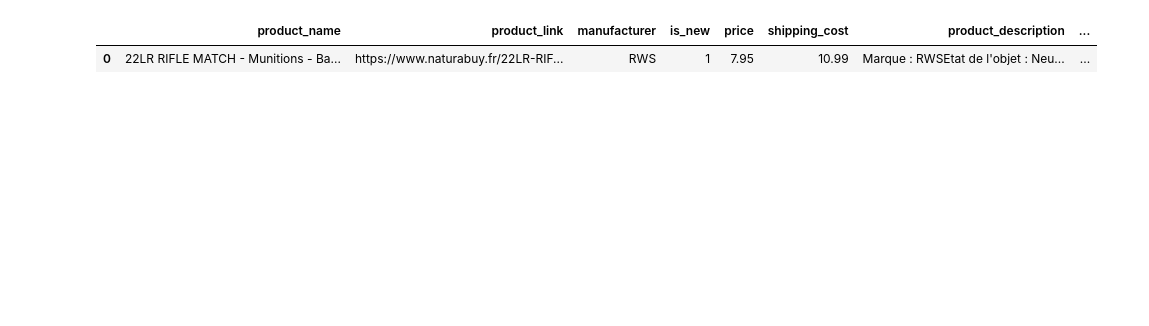
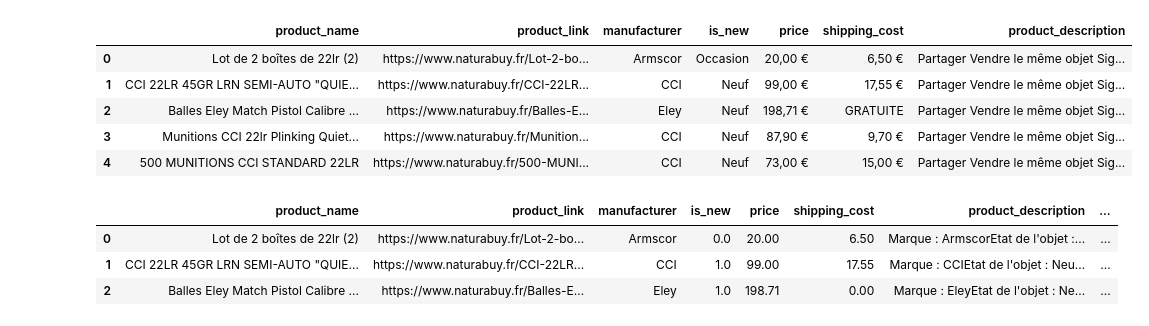
Before and after one commit to Aciago/Price_selector, a Jupyter notebook: data_collection.ipynb, the cells around one changed output. Saved outputs shown, nothing was run; the diff lists cells and outputs as text; code cells hidden in the pictures; blank space fills up the shorter version.

```diff
--- a/data_collection.ipynb
+++ b/data_collection.ipynb
@@ -178,11 +164,6 @@ conn = sqlite3.connect('scraped_data.db')
 df = pd.read_sql_query('SELECT * FROM products', conn)
 df.to_csv('scraped_data.csv', index=False)
 conn.close()
-# %%
-df.head(1)
-# %% [output]
-|  | product_name | product_link | manufacturer | is_new | price | shipping_cost | product_description | ... |
-| 0 | 22LR RIFLE MATCH - Munitions - Ba... | https://www.naturabuy.fr/22LR-RIF... | RWS | 1 | 7.95 | 10.99 | Marque : RWSEtat de l'objet : Neu... | ... |
 # %%
 ### TEST MODE
 # 2 pages, 5 items per page only
@@ -284,5 +265,28 @@ df.head(1)
 #df = pd.DataFrame(data)
 #
 ##df
+# %%
+# read back raw data from csv
+df = pd.read_csv('scraped_data.csv')
+
+def clean_text(text):
+    # replace newline characters and extra spaces
+    text = re.sub(r'\n+', ' ', text)
+    text = re.sub(r'\s+', ' ', text)
+    # remove leading and trailing spaces
+    text = text.strip()
+    return text
+
+# apply clean_text() function to the 'product_description' column
+df['product_description'] = df['product_description'].apply(clean_text)
+# %%
+df.head(5)
+# %% [output]
+|  | product_name | product_link | manufacturer | is_new | price | shipping_cost | product_description |
+| 0 | Lot de 2 boîtes de 22lr (2) | https://www.naturabuy.fr/Lot-2-bo... | Armscor | Occasion | 20,00 € | 6,50 € | Partager Vendre le même objet Sig... |
+| 1 | CCI 22LR 45GR LRN SEMI-AUTO "QUIE... | https://www.naturabuy.fr/CCI-22LR... | CCI | Neuf | 99,00 € | 17,55 € | Partager Vendre le même objet Sig... |
+| 2 | Balles Eley Match Pistol Calibre ... | https://www.naturabuy.fr/Balles-E... | Eley | Neuf | 198,71 € | GRATUITE | Partager Vendre le même objet Sig... |
+| 3 | Munitions CCI 22lr Plinking Quiet... | https://www.naturabuy.fr/Munition... | CCI | Neuf | 87,90 € | 9,70 € | Partager Vendre le même objet Sig... |
+| 4 | 500 MUNITIONS CCI STANDARD 22LR | https://www.naturabuy.fr/500-MUNI... | CCI | Neuf | 73,00 € | 15,00 € | Partager Vendre le même objet Sig... |
 # %%
 # read back raw data from csv
@@ -309,6 +314,13 @@ df['total_price'] = df['price'] + df['shipping_cost']
 df['product_description'] = df['product_description'].apply(lambda x: x.split("Flobert > Munitions - Balles 22LR")[1].strip())
 
 #df.head(3)
+# %%
+df.head(3)
+# %% [output]
+|  | product_name | product_link | manufacturer | is_new | price | shipping_cost | product_description | ... |
+| 0 | Lot de 2 boîtes de 22lr (2) | https://www.naturabuy.fr/Lot-2-bo... | Armscor | 0.0 | 20.00 | 6.50 | Marque : ArmscorEtat de l'objet :... | ... |
+| 1 | CCI 22LR 45GR LRN SEMI-AUTO "QUIE... | https://www.naturabuy.fr/CCI-22LR... | CCI | 1.0 | 99.00 | 17.55 | Marque : CCIEtat de l'objet : Neu... | ... |
+| 2 | Balles Eley Match Pistol Calibre ... | https://www.naturabuy.fr/Balles-E... | Eley | 1.0 | 198.71 | 0.00 | Marque : EleyEtat de l'objet : Ne... | ... |
 # %%
 # build a list of 22LR ammo manufacturers
 
```
Also changed, not shown: parts of 7 cells of this notebook, 1 other file.
